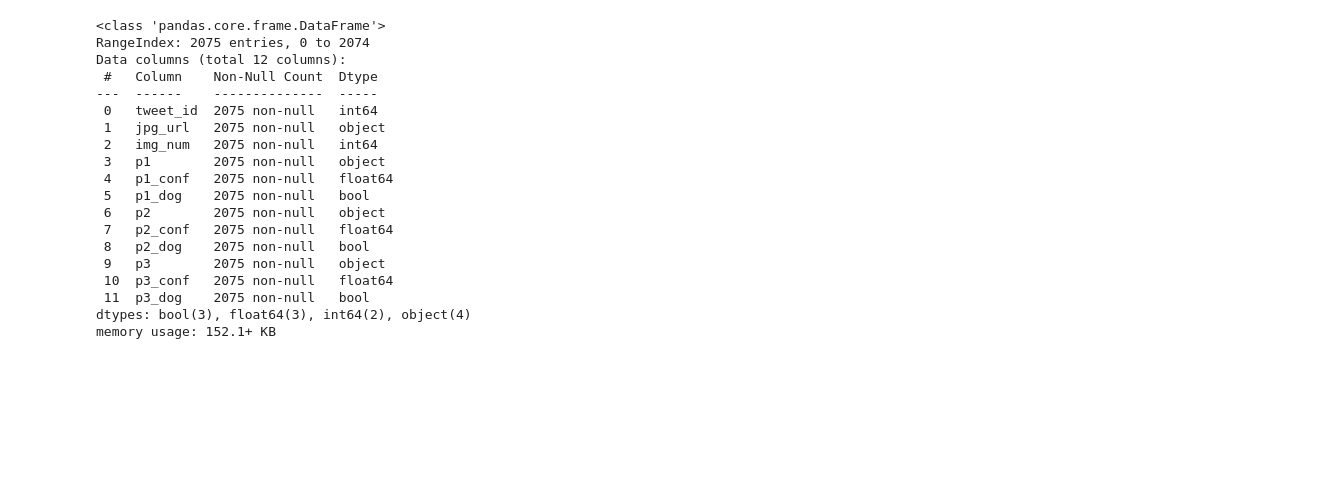
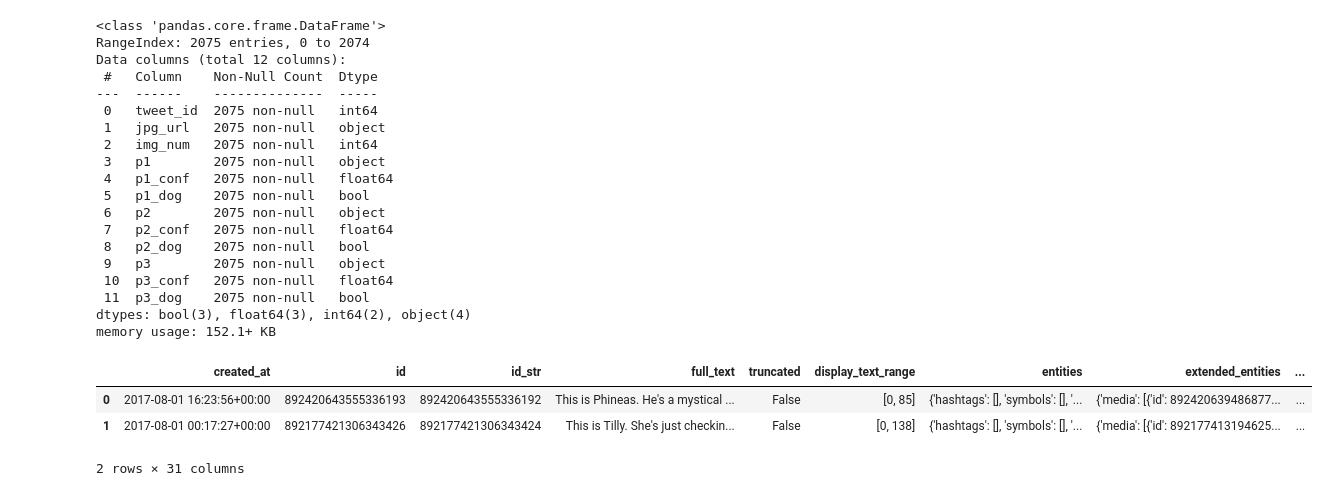
Before and after one commit to EnochAy/Udacity-Nanodegree-project--Data-Investigation-, a Jupyter notebook: Project 2/Python Code/Data Wrangling.ipynb, the cells around one changed output. Saved outputs shown, nothing was run; the diff lists cells and outputs as text; code cells hidden in the pictures; blank space fills up the shorter version.

```diff
--- a/Project 2/Python Code/Data Wrangling.ipynb
+++ b/Project 2/Python Code/Data Wrangling.ipynb
@@ -133,0 +136,7 @@ memory usage: 152.1+ KB
+# %%
+tweet_df.head(2)
+# %% [output]
+|  | created_at | id | id_str | full_text | truncated | display_text_range | entities | extended_entities | ... |
+| 0 | 2017-08-01 16:23:56+00:00 | 892420643555336193 | 892420643555336192 | This is Phineas. He's a mystical ... | False | [0, 85] | {'hashtags': [], 'symbols': [], '... | {'media': [{'id': 892420639486877... | ... |
+| 1 | 2017-08-01 00:17:27+00:00 | 892177421306343426 | 892177421306343424 | This is Tilly. She's just checkin... | False | [0, 138] | {'hashtags': [], 'symbols': [], '... | {'media': [{'id': 892177413194625... | ... |
+2 rows × 31 columns
```
Also changed, not shown: parts of 3 cells of this notebook.
